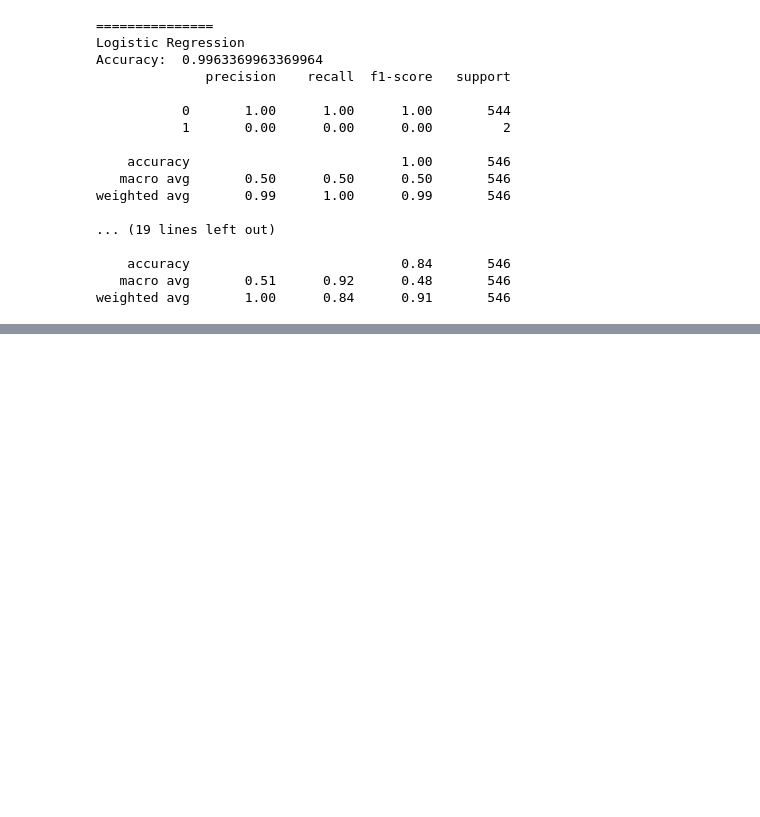
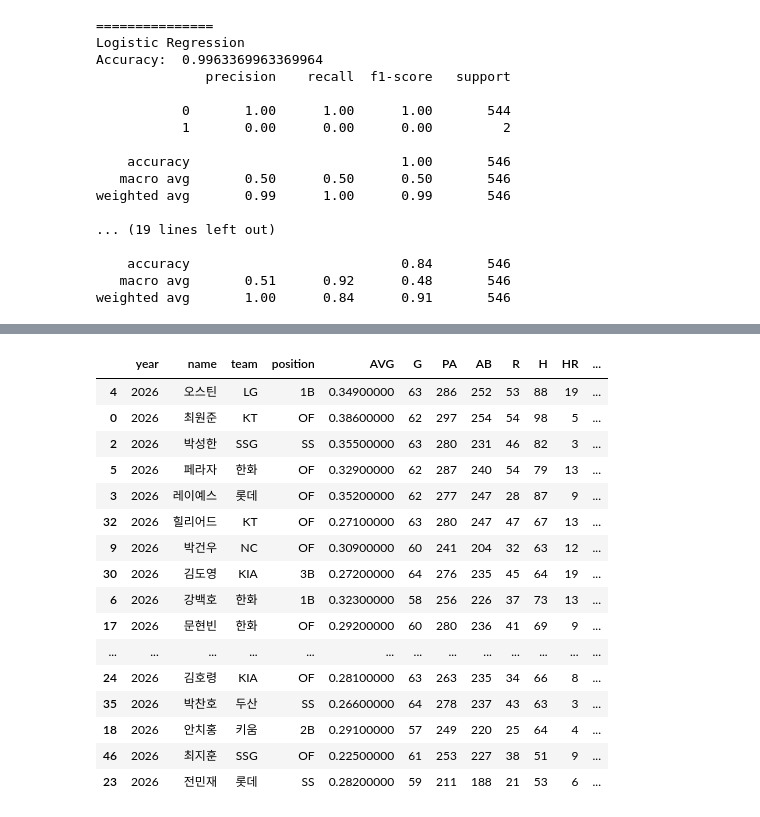
Before and after one commit to dohee-jin/data-mining-final-project, a Jupyter notebook: notebooks/kbo_analysis.ipynb, the cells around one changed output, grey strips where cells are left out. Saved outputs shown, nothing was run; the diff lists cells and outputs as text; code cells hidden in the pictures; blank space fills up the shorter version.

```diff
--- a/notebooks/kbo_analysis.ipynb
+++ b/notebooks/kbo_analysis.ipynb
@@ -705,7 +705,7 @@ golden_hitter_recent = golden[
 
 golden_pitcher_recent = golden[
     (golden["position"] == "P") &
-    (golden["Year"] >= 2016) &
+    (golden["Year"] >= 2000) &
     (golden["Year"] <= 2025)
 ].copy()
 
@@ -1153,0 +1161,50 @@ Pipeline(steps=[('imputer', SimpleImputer(strategy='median')),
+# %%
+# 2026 타자 데이터 예측
+
+# 원본 복사
+hitter_2026_model = hitter_2026.copy()
+
+# 학습 때 사용한 feature 기준으로 숫자형 변환
+for col in hitter_features:
+  if col in hitter_2026_model.columns:
+    hitter_2026_model[col] = pd.to_numeric(
+        hitter_2026_model[col],
+        errors="coerce"
+    )
+
+# 학습 때 사용한 feature만 추출
+x_hitter_2026 = hitter_2026_model[hitter_features]
+
+# 예측 확률 생성
+hitter_2026_model["goldenglove_probability"] = (
+    hitter_final_model.predict_proba(x_hitter_2026)[:, 1]
+)
+
+# 확률 높은 순으로 정렬
+hitter_result = hitter_2026_model.sort_values(
+    "goldenglove_probability",
+    ascending = False
+)
+
+hitter_result[[
+    "year", "name", "team", "position",
+    "AVG", "G", "PA", "AB", "R", "H", "HR", "RBI", "goldenglove_probability"
+]].head(30)
+# %% [output]
+|  | year | name | team | position | AVG | G | PA | AB | R | H | HR | ... |
+| 4 | 2026 | 오스틴 | LG | 1B | 0.34900000 | 63 | 286 | 252 | 53 | 88 | 19 | ... |
+| 0 | 2026 | 최원준 | KT | OF | 0.38600000 | 62 | 297 | 254 | 54 | 98 | 5 | ... |
+| 2 | 2026 | 박성한 | SSG | SS | 0.35500000 | 63 | 280 | 231 | 46 | 82 | 3 | ... |
+| 5 | 2026 | 페라자 | 한화 | OF | 0.32900000 | 62 | 287 | 240 | 54 | 79 | 13 | ... |
+| 3 | 2026 | 레이예스 | 롯데 | OF | 0.35200000 | 62 | 277 | 247 | 28 | 87 | 9 | ... |
+| 32 | 2026 | 힐리어드 | KT | OF | 0.27100000 | 63 | 280 | 247 | 47 | 67 | 13 | ... |
+| 9 | 2026 | 박건우 | NC | OF | 0.30900000 | 60 | 241 | 204 | 32 | 63 | 12 | ... |
+| 30 | 2026 | 김도영 | KIA | 3B | 0.27200000 | 64 | 276 | 235 | 45 | 64 | 19 | ... |
+| 6 | 2026 | 강백호 | 한화 | 1B | 0.32300000 | 58 | 256 | 226 | 37 | 73 | 13 | ... |
+| 17 | 2026 | 문현빈 | 한화 | OF | 0.29200000 | 60 | 280 | 236 | 41 | 69 | 9 | ... |
+| ... | ... | ... | ... | ... | ... | ... | ... | ... | ... | ... | ... | ... |
+| 24 | 2026 | 김호령 | KIA | OF | 0.28100000 | 63 | 263 | 235 | 34 | 66 | 8 | ... |
+| 35 | 2026 | 박찬호 | 두산 | SS | 0.26600000 | 64 | 278 | 237 | 43 | 63 | 3 | ... |
+| 18 | 2026 | 안치홍 | 키움 | 2B | 0.29100000 | 57 | 249 | 220 | 25 | 64 | 4 | ... |
+| 46 | 2026 | 최지훈 | SSG | OF | 0.22500000 | 61 | 253 | 227 | 38 | 51 | 9 | ... |
+| 23 | 2026 | 전민재 | 롯데 | SS | 0.28200000 | 59 | 211 | 188 | 21 | 53 | 6 | ... |
```
Also changed, not shown: parts of 10 cells of this notebook.
